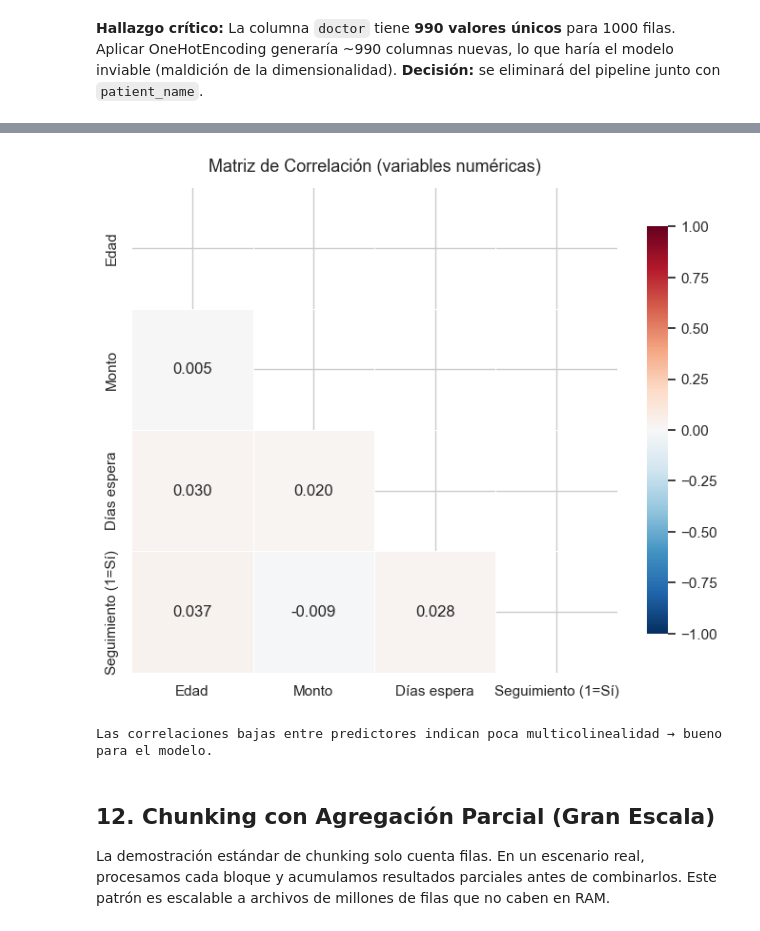
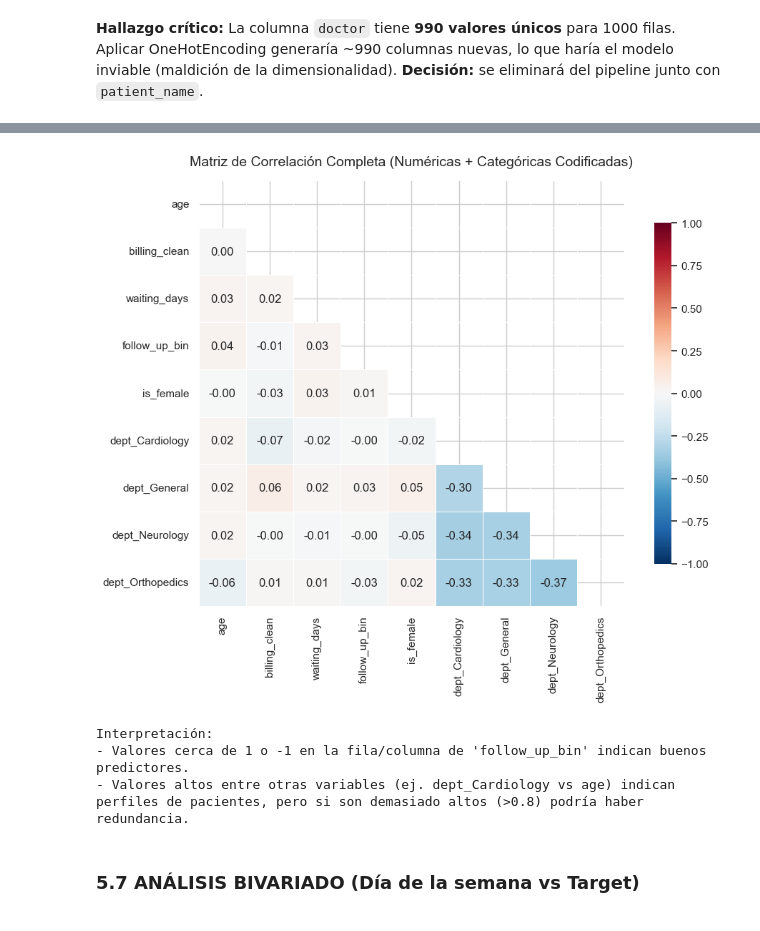
Before and after one commit to GiulianoLopresti/EDA-Messy-Clinic-Appointments, a Jupyter notebook: notebooks/01_EDA.ipynb, the cells around one changed output, grey strips where cells are left out. Drawn from its saved outputs; the diff is of its cells as text; code cells hidden in the pictures.

```diff
--- a/notebooks/01_EDA.ipynb
+++ b/notebooks/01_EDA.ipynb
@@ -661,36 +993,49 @@ df_enriquecido[['patient_id','department','billing_clean','billing_promedio','bi
 # %%
-# Preparar datos numéricos limpios para correlación
-df_corr = df[['age', 'billing_clean', 'waiting_days', 'follow_up_bin']].copy()
-df_corr.columns = ['Edad', 'Monto', 'Días espera', 'Seguimiento (1=Sí)']
+# --- REEMPLAZO FASE 5.6: MATRIZ DE CORRELACIÓN COMPLETA ---
+# Seleccionamos numéricas
+cols_num = ['age', 'billing_clean', 'waiting_days', 'follow_up_bin']
+df_corr = df[cols_num].copy()
 
+# Convertimos 'gender_norm' a número (Ej: Female=1, Male=0)
+# Usamos map, si hay nulos quedarán como NaN por ahora, lo cual pandas.corr() ignora inteligentemente
+df_corr['is_female'] = df['gender_norm'].map({'Female': 1, 'Male': 0})
+
+# Convertimos 'department' a columnas binarias (One-Hot Encoding)
+# Esto creará columnas como 'dept_Cardiology', 'dept_General', etc.
+df_dept = pd.get_dummies(df['department'], prefix='dept', drop_first=False)
+df_corr = pd.concat([df_corr, df_dept], axis=1)
+
+# Calculamos la matriz con todas las variables relevantes
 matriz = df_corr.corr()
 
+# Gráfico
 mask = np.triu(np.ones_like(matriz, dtype=bool))
-fig, ax = plt.subplots(figsize=(7, 6))
+fig, ax = plt.subplots(figsize=(10, 8)) # Un poco más grande para que quepan todas
 sns.heatmap(
     matriz,
     mask=mask,
     annot=True,
-    fmt='.3f',
+    fmt='.2f',
     cmap='RdBu_r',
     vmin=-1, vmax=1,
     center=0,
     square=True,
     linewidths=0.5,
     ax=ax,
     cbar_kws={'shrink': 0.8}
 )
-ax.set_title('Matriz de Correlación (variables numéricas)', fontsize=13, pad=12)
+ax.set_title('Matriz de Correlación Completa (Numéricas + Categóricas Codificadas)', fontsize=14, pad=15)
 plt.tight_layout()
-plt.savefig(OUTPUTS_DIR / 'correlation_matrix.png', dpi=150, bbox_inches='tight')
+plt.savefig(OUTPUTS_DIR / 'full_correlation_matrix.png', dpi=150, bbox_inches='tight')
 plt.show()
-print("\nLas correlaciones bajas entre predictores indican poca multicolinealidad → bueno para el modelo.")
+
+print("\nInterpretación:")
+print("- Valores cerca de 1 o -1 en la fila/columna de 'follow_up_bin' indican buenos predictores.")
+print("- Valores altos entre otras variables (ej. dept_Cardiology vs age) indican perfiles de pacientes, pero si son demasiado altos (>0.8) podría haber redundancia.")
 # %% [output]
-[figure, old version]
+[figure, new version]
-Las correlaciones bajas entre predictores indican poca multicolinealidad → bueno para el modelo.
+Interpretación:
+- Valores cerca de 1 o -1 en la fila/columna de 'follow_up_bin' indican buenos predictores.
+- Valores altos entre otras variables (ej. dept_Cardiology vs age) indican perfiles de pacientes, pero si son demasiado altos (>0.8) podría haber redundancia.
-# %% [markdown]
-## 12. Chunking con Agregación Parcial (Gran Escala)
-
-La demostración estándar de chunking solo cuenta filas. En un escenario real,
-procesamos cada bloque y acumulamos resultados parciales antes de combinarlos.
-Este patrón es escalable a archivos de millones de filas que no caben en RAM.
+# %% [markdown]
+### 5.7 ANÁLISIS BIVARIADO (Día de la semana vs Target)
```
Also changed, not shown: parts of 69 cells of this notebook, 2 other files.
